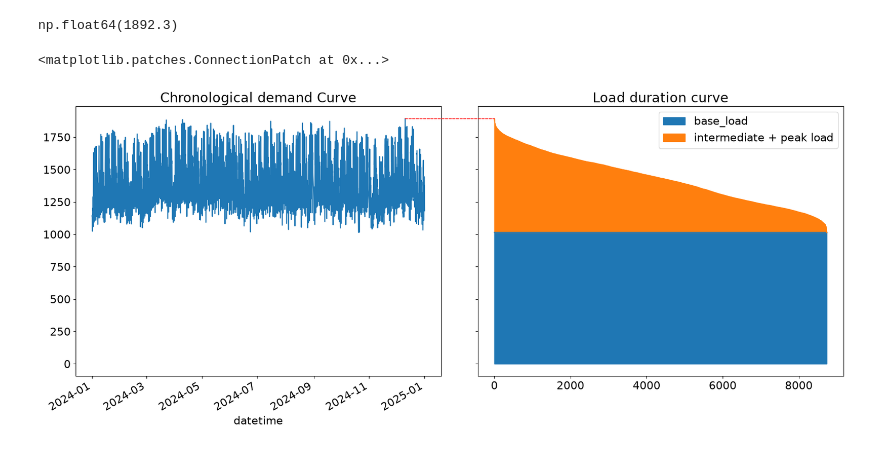
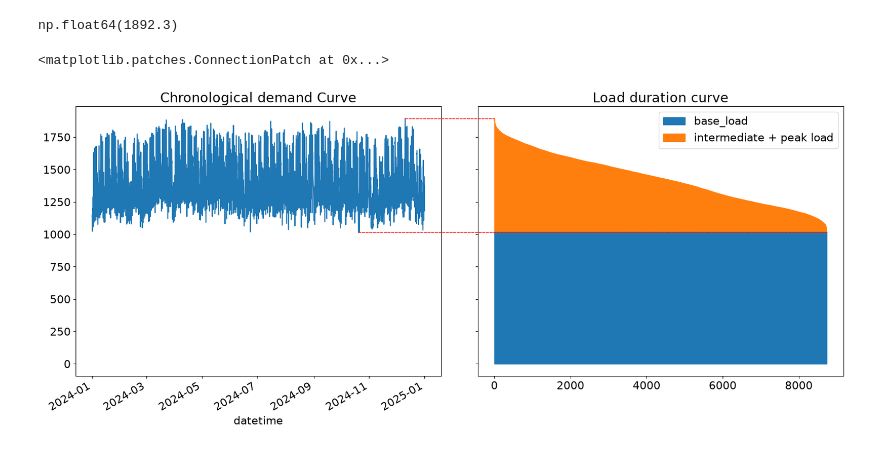
Before and after one commit to jorgeluisti07/RENEWABLE-SHARE-IN-PANAMA, a Jupyter notebook: RENEWABLES SHARE IN PANAMA.ipynb, the cells around one changed output. Saved outputs shown, nothing was run; the diff lists cells and outputs as text; code cells hidden in the pictures.

Commit message:
Add a second connector line for the minimum (base load) value
Mirrors the existing peak connector: links the chronological hour
where demand is lowest to the base_load floor at the far right of the
Load Duration Curve.

Co-Authored-By: Claude Sonnet 5 <noreply@anthropic.com>
Claude-Session: https://claude.ai/code/session_01HZYVtA6maG9FcSRRkm7Q8v

```diff
--- a/RENEWABLES SHARE IN PANAMA.ipynb
+++ b/RENEWABLES SHARE IN PANAMA.ipynb
@@ -349,30 +349,40 @@ np.float64(1892.3)
 # %%
 fig, (ax1, ax2) = plt.subplots(1, 2,
                                figsize = (20, 8),
                                sharey = True)
 plt.subplots_adjust(wspace = 0.1)
 
 df["Demand MW"].plot(ax = ax1)
 ax1.set_title("Chronological demand Curve")
 
 df_demand[["base_load","intermediate + peak load"]].plot(ax = ax2,
                                                   kind = "area",
                                                   stacked = True,
                                                   )
 ax2.set_title("Load duration curve")
 
 from matplotlib.patches import ConnectionPatch
 import matplotlib.dates as mdates
 
 peak_time = df["Demand MW"].idxmax()
 peak_value = df["Demand MW"].max()
 
 con = ConnectionPatch(
     xyA = (mdates.date2num(peak_time), peak_value), coordsA = ax1.transData,
     xyB = (1, peak_value), coordsB = ax2.transData,
     color = "red", linestyle = "--"
 )
 fig.add_artist(con)
+
+trough_time = df["Demand MW"].idxmin()
+trough_value = df["Demand MW"].min()
+
+con2 = ConnectionPatch(
+    xyA = (mdates.date2num(trough_time), trough_value), coordsA = ax1.transData,
+    xyB = (df_demand.index.max(), trough_value), coordsB = ax2.transData,
+    color = "red", linestyle = "--"
+)
+fig.add_artist(con2)
 # %% [output]
 <matplotlib.patches.ConnectionPatch at 0x...>
-[figure, old version]
+[figure, new version]
```
